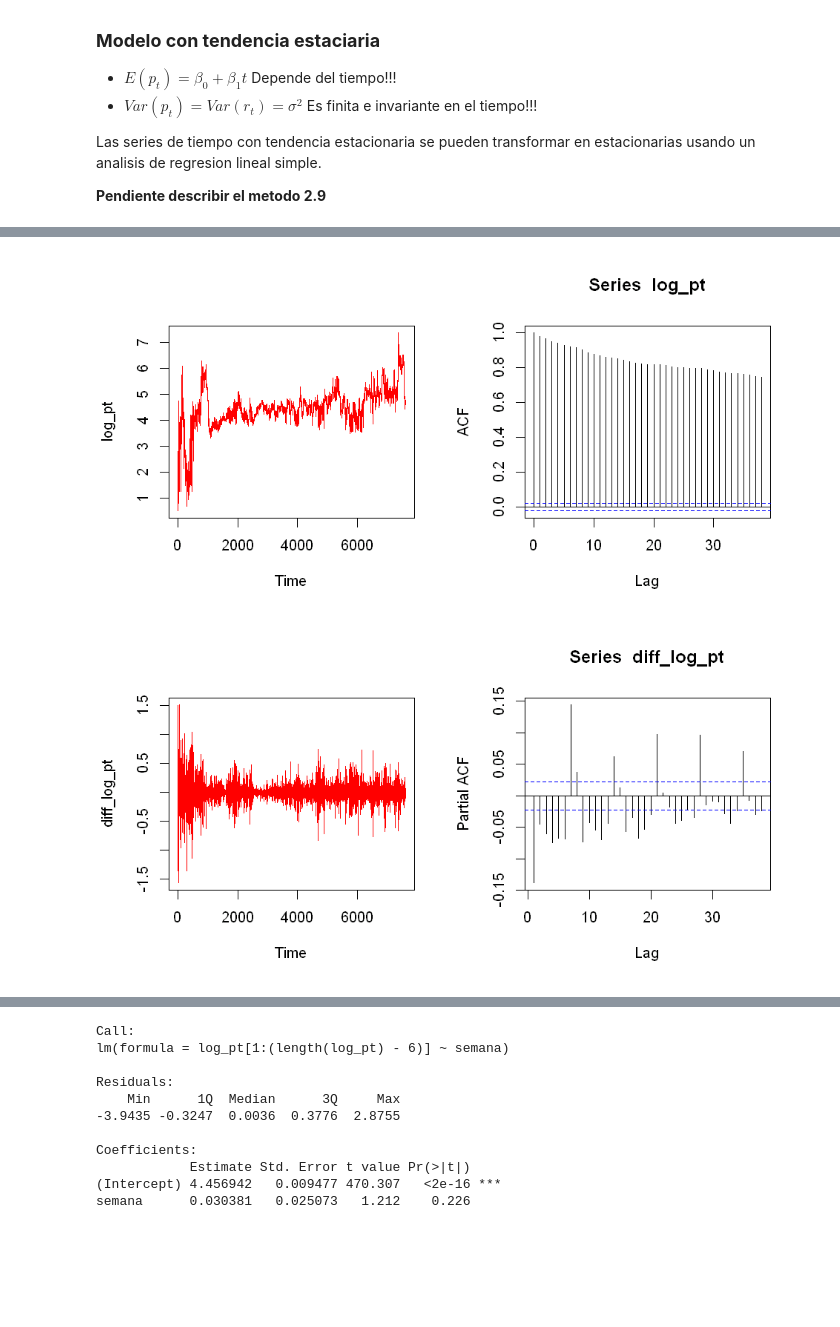
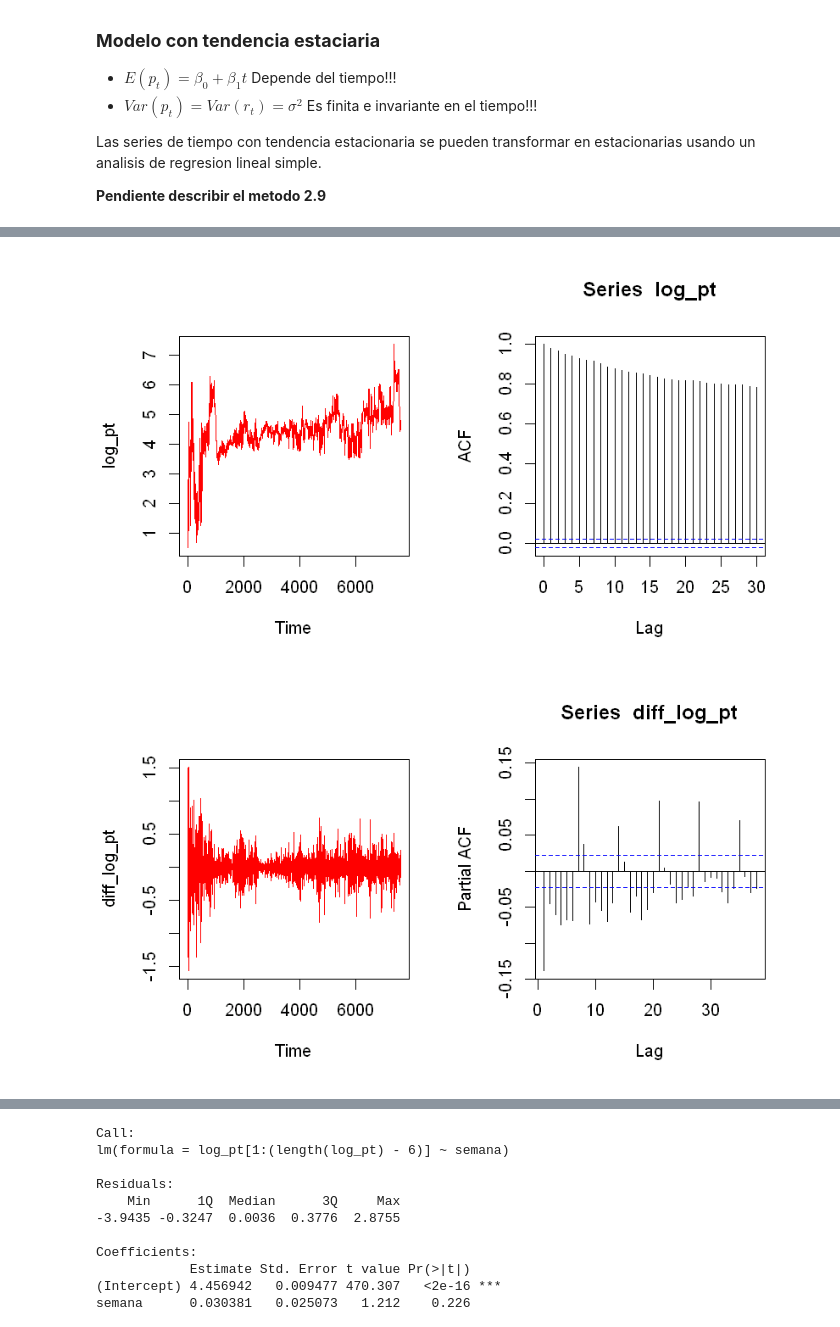
Before and after one commit to camilogavo/Modelaci-n_Precios_Bolsa, a Jupyter notebook: Teoria Series de Tiempo - Capitulo 2 Libro Tsay.ipynb, the cells around one changed output, grey strips where cells are left out. Drawn from its saved outputs; the diff is of its cells as text; code cells hidden in the pictures; blank space fills up the shorter version.

```diff
--- a/Teoria Series de Tiempo - Capitulo 2 Libro Tsay.ipynb
+++ b/Teoria Series de Tiempo - Capitulo 2 Libro Tsay.ipynb
@@ -423,15 +434,16 @@ En finanzas es comun decir que una serie de precios es no estacionaria, pero la
 # %%
 #Segun el ejemplo de Tsay pagina 78 se imprimen los correspondientes graficos de los precios de bolsa
 par(mfrow=c(1,2)) #Divido la pantalla en 4
+log_pt<-aplicar_transformacion(x,tipo=7)
 plot(log_pt,col="red") #Imprimo los logaritmos de los precios
-acf(log_pt) #Imprimo el ACF donde se muestra que hay una memoria larga y la presencia de raices unitarias
+acf(log_pt,30) #Imprimo el ACF donde se muestra que hay una memoria larga y la presencia de raices unitarias
 
 diff_log_pt<-aplicar_transformacion(serie = log_pt,tipo = 1,retardo = 1) # Diferencio los logaritmos de los precios con retardo 7
 plot(diff_log_pt, col="red")
 pacf(diff_log_pt)
 # %% [output]
-[figure, old version]
+[figure, new version]
-[figure, old version]
+[figure, new version]
 # %% [markdown]
 ## Series de tiempo estacionales
 Algunas series de tiempo tienen patrones ciclicos o periodicos
```
Also changed, not shown: parts of 23 cells of this notebook, 8 other files.
